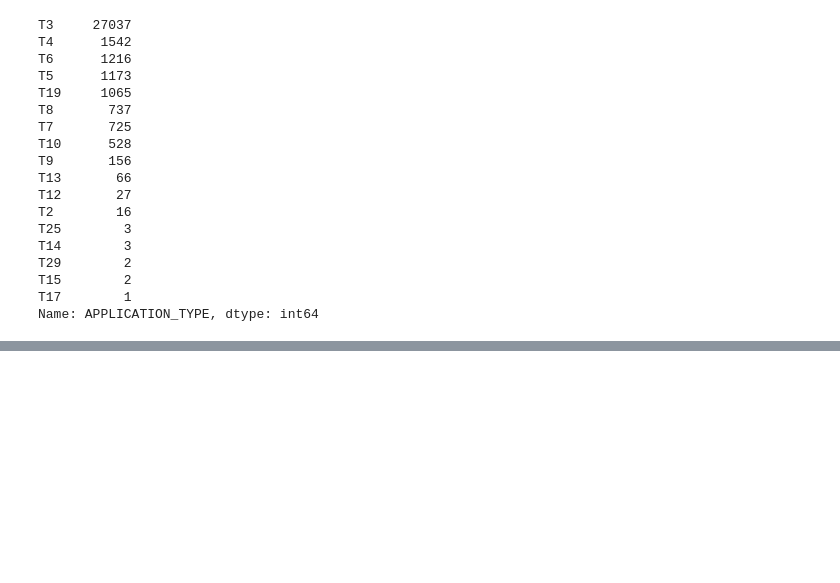
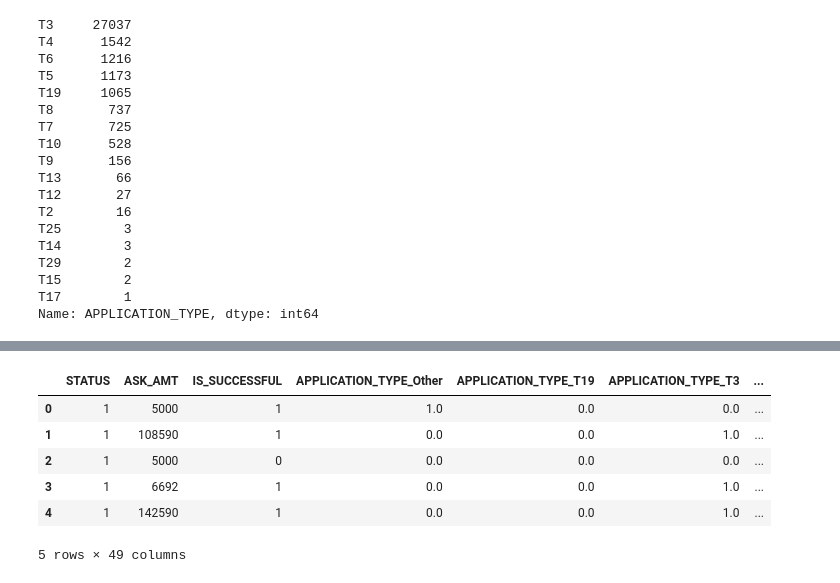
Before and after one commit to mstasmoore/Deep-Learning-Homework, a Jupyter notebook: Untitled.ipynb, the cells around one changed output, grey strips where cells are left out. Cells and saved outputs as stored; diff of their text form; code cells hidden in the pictures; blank space fills up the shorter version.

```diff
--- a/Untitled.ipynb
+++ b/Untitled.ipynb
@@ -74,0 +82,6 @@ Name: APPLICATION_TYPE, dtype: int64
+# %%
+# new df
+
+for app in application_types_to_replace:
+    charity_df['APPLICATION_TYPE'] = charity_df['APPLICATION_TYPE'].replace(app,"Other")
+charity_df['APPLICATION_TYPE'].value_counts()
@@ -74,0 +98,2 @@ Name: APPLICATION_TYPE, dtype: int64
+# %%
+counts_for_binning = charity_df['CLASSIFICATION'].value_counts()
@@ -74,0 +121,3 @@ Name: APPLICATION_TYPE, dtype: int64
+# %%
+classifications_to_replace = list (counts_for_binning[counts_for_binning < 100].index)
+classifications_to_replace
@@ -74,0 +142,4 @@ Name: APPLICATION_TYPE, dtype: int64
+# %%
+for cls in classifications_to_replace:
+    charity_df['CLASSIFICATION'] = charity_df['CLASSIFICATION'].replace(cls,"Other")
+charity_df['CLASSIFICATION'].value_counts()
@@ -74,0 +160,11 @@ Name: APPLICATION_TYPE, dtype: int64
+# %%
+charity_df = pd.get_dummies(charity_df,dtype=float)
+charity_df.head()
+# %% [output]
+|  | STATUS | ASK_AMT | IS_SUCCESSFUL | APPLICATION_TYPE_Other | APPLICATION_TYPE_T19 | APPLICATION_TYPE_T3 | ... |
+| 0 | 1 | 5000 | 1 | 1.0 | 0.0 | 0.0 | ... |
+| 1 | 1 | 108590 | 1 | 0.0 | 0.0 | 1.0 | ... |
+| 2 | 1 | 5000 | 0 | 0.0 | 0.0 | 0.0 | ... |
+| 3 | 1 | 6692 | 1 | 0.0 | 0.0 | 1.0 | ... |
+| 4 | 1 | 142590 | 1 | 0.0 | 0.0 | 1.0 | ... |
+5 rows × 49 columns
```
Also changed, not shown: parts of 19 cells of this notebook.
